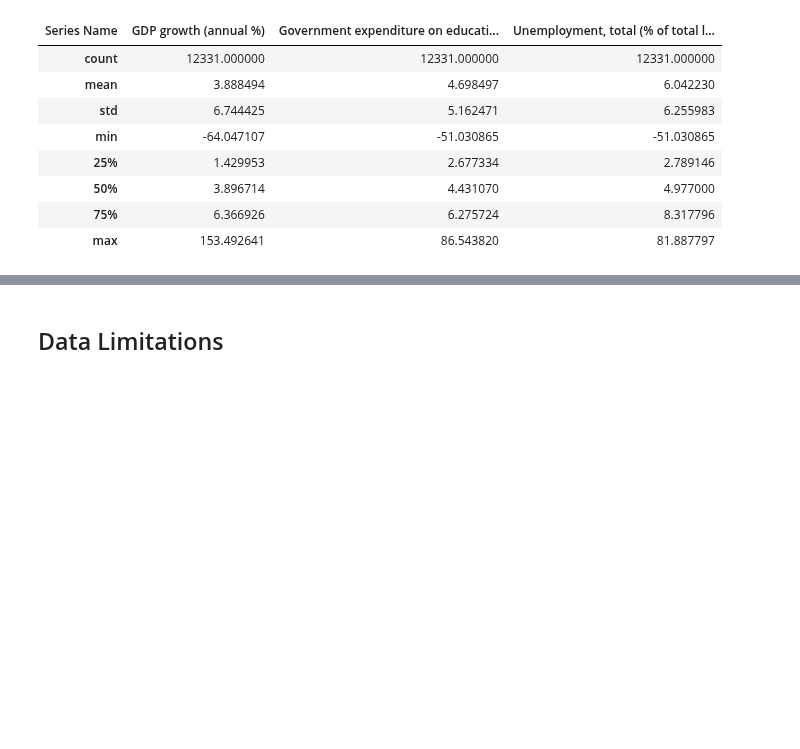
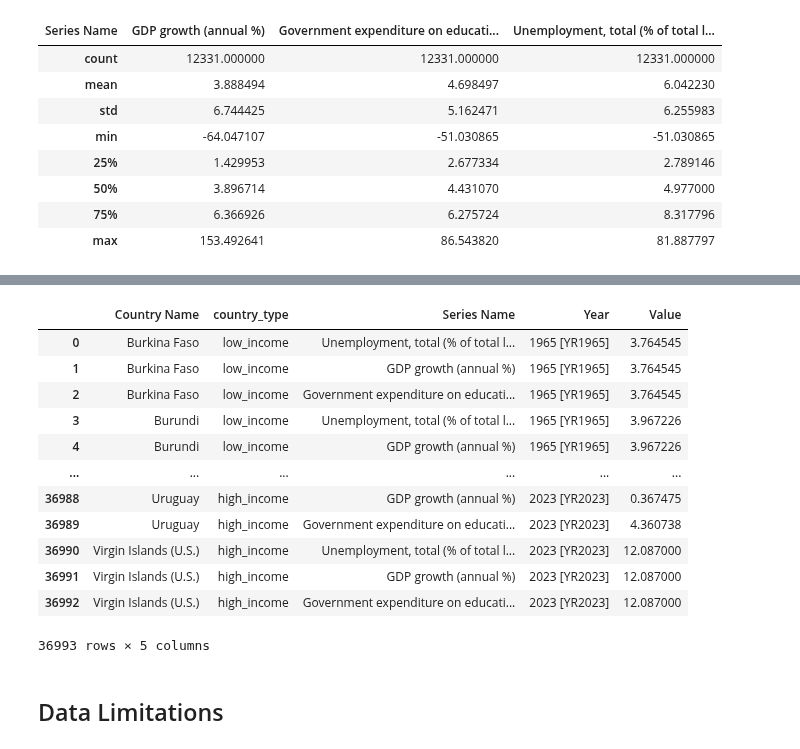
Before and after one commit to Matty67889/info-2950-project, a Jupyter notebook: income-analysis.ipynb, the cells around one changed output, grey strips where cells are left out. Drawn from its saved outputs; the diff is of its cells as text; code cells hidden in the pictures; blank space fills up the shorter version.

```diff
--- a/income-analysis.ipynb
+++ b/income-analysis.ipynb
@@ -124,5 +126,13 @@ Following this, linear interpolation was used to estimate missing values based o
 # %%
 data=  pd.read_csv('final_cleaned_data.csv')
+
+key_metrics = ['Unemployment, total (% of total labor force) (modeled ILO estimate)',
+               'GDP growth (annual %)',
+               'Government expenditure on education, total (% of GDP)']
+
+years_columns = [f"{year} [YR{year}]" for year in range(1965, 2024)]
+time_data_full = data[data['Series Name'].isin(key_metrics)].melt(id_vars=['Country Name', 'country_type', 'Series Name'],
+                                                                  value_vars=years_columns, var_name='Year', value_name='Value')
 
 summary_data = time_data_full[time_data_full['Series Name'].isin([
     "Unemployment, total (% of total labor force) (modeled ILO estimate)",
@@ -216,3 +225,19 @@ plt.show()
+# %%
+summary_data
+# %% [output]
+|  | Country Name | country_type | Series Name | Year | Value |
+| 0 | Burkina Faso | low_income | Unemployment, total (% of total l... | 1965 [YR1965] | 3.764545 |
+| 1 | Burkina Faso | low_income | GDP growth (annual %) | 1965 [YR1965] | 3.764545 |
+| 2 | Burkina Faso | low_income | Government expenditure on educati... | 1965 [YR1965] | 3.764545 |
+| 3 | Burundi | low_income | Unemployment, total (% of total l... | 1965 [YR1965] | 3.967226 |
+| 4 | Burundi | low_income | GDP growth (annual %) | 1965 [YR1965] | 3.967226 |
+| ... | ... | ... | ... | ... | ... |
+| 36988 | Uruguay | high_income | GDP growth (annual %) | 2023 [YR2023] | 0.367475 |
+| 36989 | Uruguay | high_income | Government expenditure on educati... | 2023 [YR2023] | 4.360738 |
+| 36990 | Virgin Islands (U.S.) | high_income | Unemployment, total (% of total l... | 2023 [YR2023] | 12.087000 |
+| 36991 | Virgin Islands (U.S.) | high_income | GDP growth (annual %) | 2023 [YR2023] | 12.087000 |
+| 36992 | Virgin Islands (U.S.) | high_income | Government expenditure on educati... | 2023 [YR2023] | 12.087000 |
+36993 rows × 5 columns
 # %% [markdown]
 ## Data Limitations
 # %% [markdown]
```
Also changed, not shown: parts of 7 cells of this notebook.
